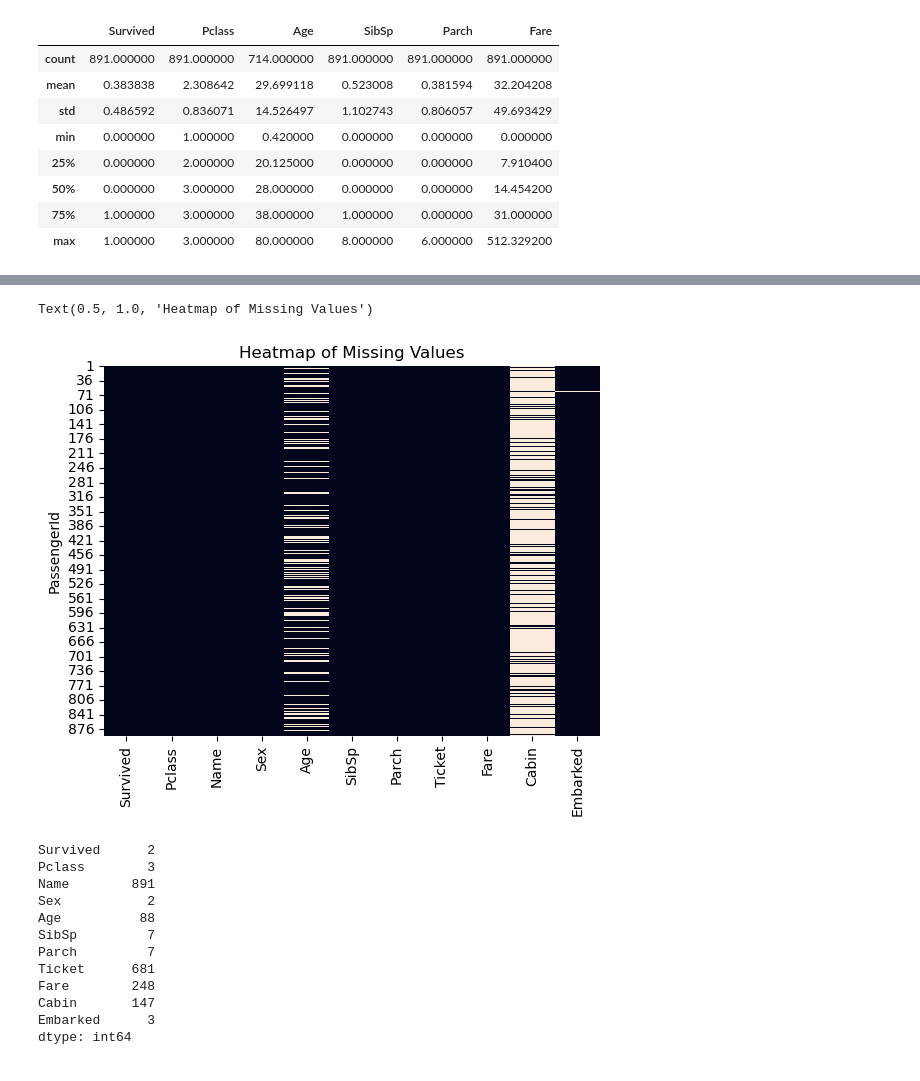
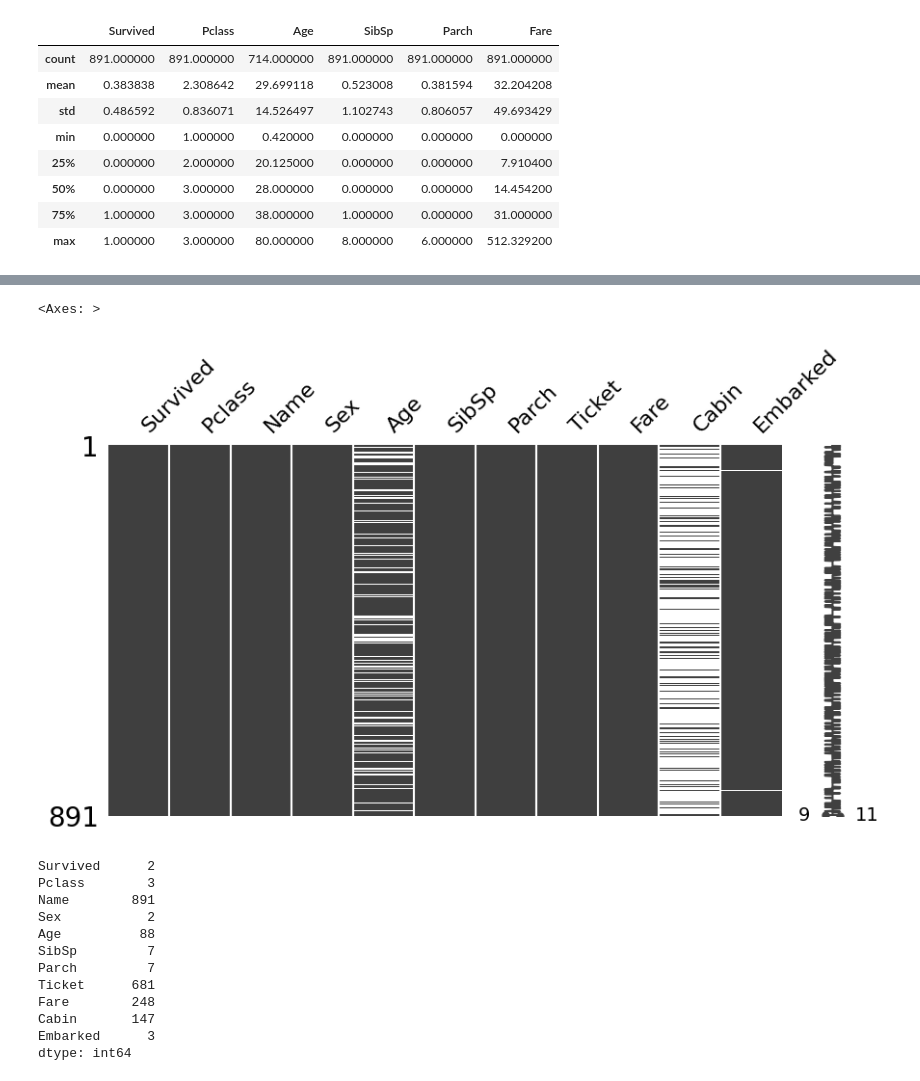
Before and after one commit to RuizLorenzoChavez/practical-ML, a Jupyter notebook: titanic.ipynb, the cells around one changed output, grey strips where cells are left out. Saved outputs shown, nothing was run; the diff lists cells and outputs as text; code cells hidden in the pictures.

```diff
--- a/titanic.ipynb
+++ b/titanic.ipynb
@@ -80,13 +68,11 @@ msno.bar(train_df, figsize=(10,5))
 # %% [output]
 <Axes: >
 [figure]
-# %%
-train_df.isnull().sum()
-
-sns.heatmap(train_df.isnull(), cbar = False).set_title("Heatmap of Missing Values")
-# %% [output]
-Text(0.5, 1.0, 'Heatmap of Missing Values')
-[figure, removed]
+# %%
+msno.matrix(train_df, figsize=(10,5))
+# %% [output]
+<Axes: >
+[figure, added]
 # %%
 # no. of unique values in each column
 train_df.nunique()
```
Also changed, not shown: parts of 30 cells of this notebook.
